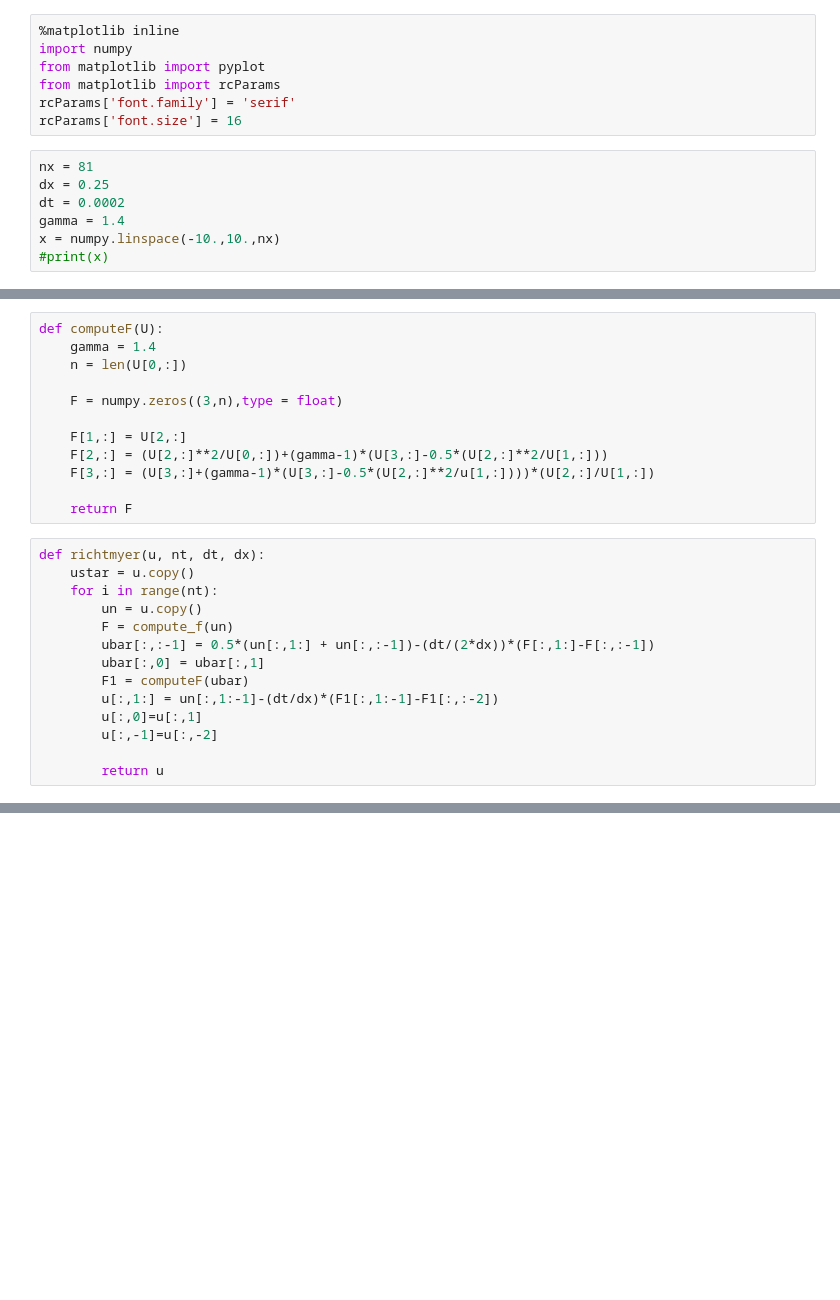
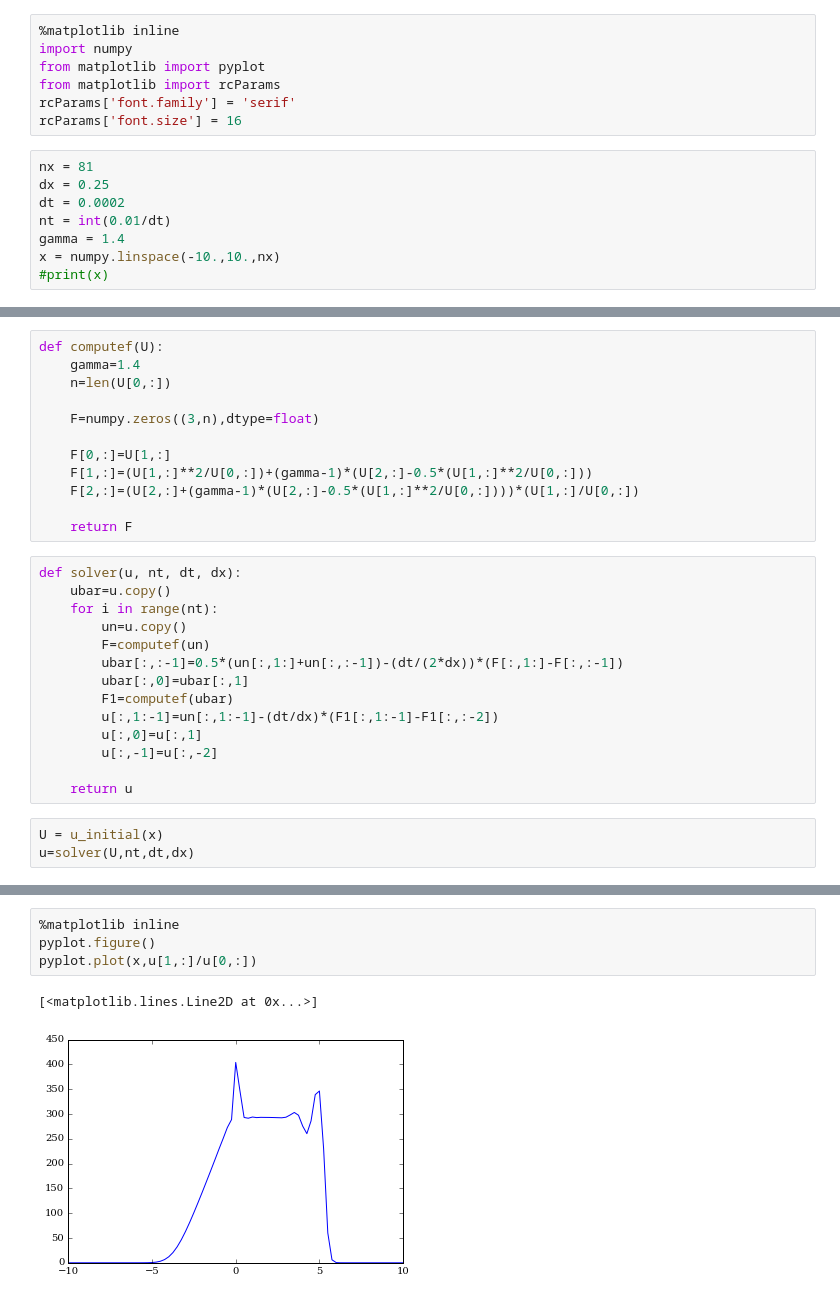
Before and after one commit to rambandaru/MAE6286, a Jupyter notebook: Assignments/Sod_shock_tube.ipynb, the cells around one changed output, grey strips where cells are left out. Drawn from its saved outputs; the diff is of its cells as text; blank space fills up the shorter version.

```diff
--- a/Assignments/Sod_shock_tube.ipynb
+++ b/Assignments/Sod_shock_tube.ipynb
@@ -9,6 +9,7 @@ rcParams['font.size'] = 16
 nx = 81
 dx = 0.25
 dt = 0.0002
+nt = int(0.01/dt)
 gamma = 1.4
 x = numpy.linspace(-10.,10.,nx)
 #print(x)
@@ -29,28 +34,31 @@ def u_int(nx):
 
     return U
 # %%
-def computeF(U):
-    gamma = 1.4
-    n = len(U[0,:])
+def computef(U):
+    gamma=1.4
+    n=len(U[0,:])
 
-    F = numpy.zeros((3,n),type = float)
+    F=numpy.zeros((3,n),dtype=float)
 
-    F[1,:] = U[2,:]
-    F[2,:] = (U[2,:]**2/U[0,:])+(gamma-1)*(U[3,:]-0.5*(U[2,:]**2/U[1,:]))
-    F[3,:] = (U[3,:]+(gamma-1)*(U[3,:]-0.5*(U[2,:]**2/u[1,:])))*(U[2,:]/U[1,:])
+    F[0,:]=U[1,:]
+    F[1,:]=(U[1,:]**2/U[0,:])+(gamma-1)*(U[2,:]-0.5*(U[1,:]**2/U[0,:]))
+    F[2,:]=(U[2,:]+(gamma-1)*(U[2,:]-0.5*(U[1,:]**2/U[0,:])))*(U[1,:]/U[0,:])
 
     return F
 # %%
-def richtmyer(u, nt, dt, dx):
-    ustar = u.copy()
+def solver(u, nt, dt, dx):
+    ubar=u.copy()
     for i in range(nt):
-        un = u.copy()
-        F = compute_f(un)
-        ubar[:,:-1] = 0.5*(un[:,1:] + un[:,:-1])-(dt/(2*dx))*(F[:,1:]-F[:,:-1])
-        ubar[:,0] = ubar[:,1]
-        F1 = computeF(ubar)
-        u[:,1:] = un[:,1:-1]-(dt/dx)*(F1[:,1:-1]-F1[:,:-2])
+        un=u.copy()
+        F=computef(un)
+        ubar[:,:-1]=0.5*(un[:,1:]+un[:,:-1])-(dt/(2*dx))*(F[:,1:]-F[:,:-1])
+        ubar[:,0]=ubar[:,1]
+        F1=computef(ubar)
+        u[:,1:-1]=un[:,1:-1]-(dt/dx)*(F1[:,1:-1]-F1[:,:-2])
         u[:,0]=u[:,1]
         u[:,-1]=u[:,-2]
 
-        return u
+    return u
+# %%
+U = u_initial(x)
+u=solver(U,nt,dt,dx)
@@ -56,0 +76,7 @@ def richtmyer(u, nt, dt, dx):
+# %%
+%matplotlib inline
+pyplot.figure()
+pyplot.plot(x,u[1,:]/u[0,:])
+# %% [output]
+[<matplotlib.lines.Line2D at 0x...>]
+[figure, added]
```
Also changed, not shown: parts of 4 cells of this notebook.
